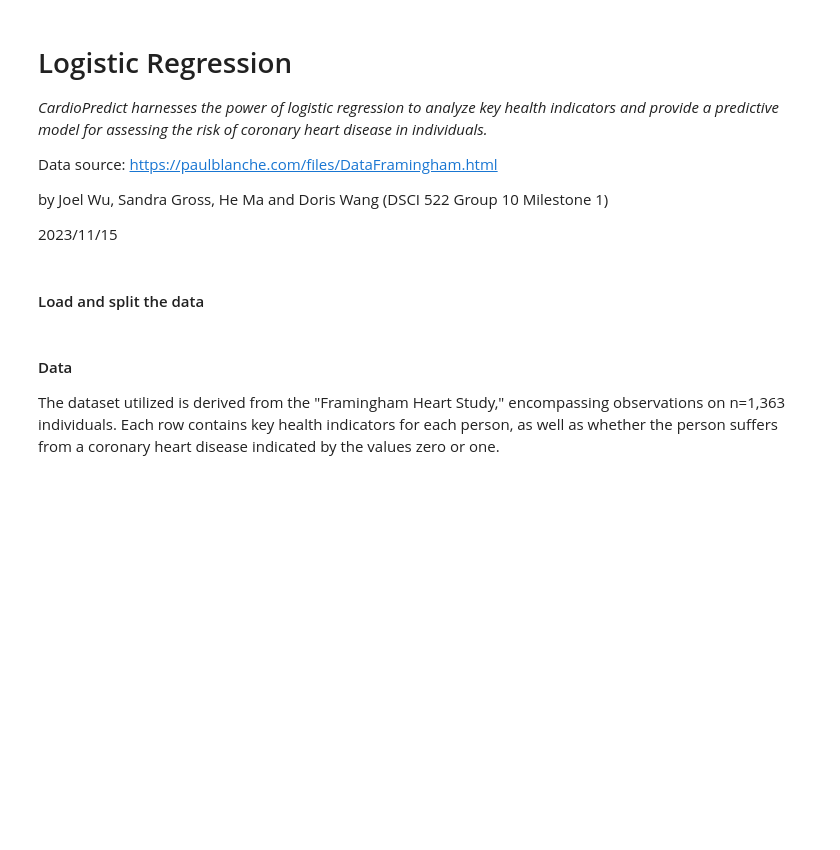
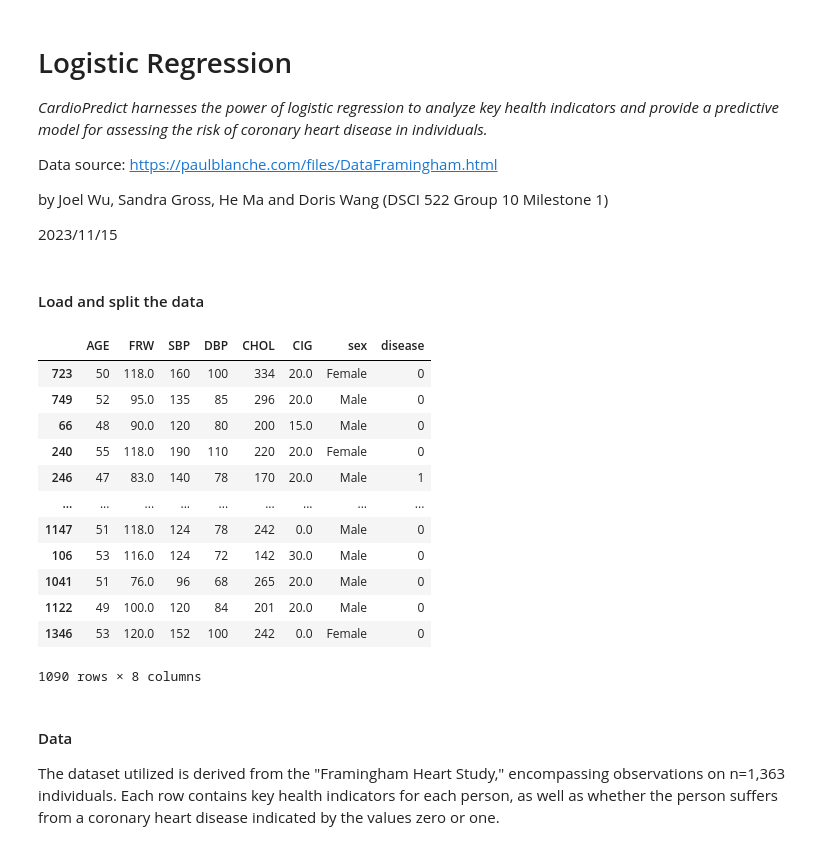
Before and after one commit to UBC-MDS/CardioPredict, a Jupyter notebook: heart_analyis_model.ipynb, the cells around one changed output. Cells and saved outputs as stored; diff of their text form; code cells hidden in the pictures; blank space fills up the shorter version.

```diff
--- a/heart_analyis_model.ipynb
+++ b/heart_analyis_model.ipynb
@@ -28,9 +33,24 @@ import matplotlib.pyplot as plt
 # %% [markdown]
 #### Load and split the data
 # %%
-# 1. import data and split into train and test
+#import data and split into train and test
 df = pd.read_csv("data/framingham.csv")
 train_df, test_df = train_test_split(df, test_size=0.2, random_state=123)
+train_df
+# %% [output]
+|  | AGE | FRW | SBP | DBP | CHOL | CIG | sex | disease |
+| 723 | 50 | 118.0 | 160 | 100 | 334 | 20.0 | Female | 0 |
+| 749 | 52 | 95.0 | 135 | 85 | 296 | 20.0 | Male | 0 |
+| 66 | 48 | 90.0 | 120 | 80 | 200 | 15.0 | Male | 0 |
+| 240 | 55 | 118.0 | 190 | 110 | 220 | 20.0 | Female | 0 |
+| 246 | 47 | 83.0 | 140 | 78 | 170 | 20.0 | Male | 1 |
+| ... | ... | ... | ... | ... | ... | ... | ... | ... |
+| 1147 | 51 | 118.0 | 124 | 78 | 242 | 0.0 | Male | 0 |
+| 106 | 53 | 116.0 | 124 | 72 | 142 | 30.0 | Male | 0 |
+| 1041 | 51 | 76.0 | 96 | 68 | 265 | 20.0 | Male | 0 |
+| 1122 | 49 | 100.0 | 120 | 84 | 201 | 20.0 | Male | 0 |
+| 1346 | 53 | 120.0 | 152 | 100 | 242 | 0.0 | Female | 0 |
+1090 rows × 8 columns
 # %%
 #Separate target value form train and test set
 X_train = train_df.drop(columns="disease")
```
Also changed, not shown: parts of 21 cells of this notebook, 1 other file.
